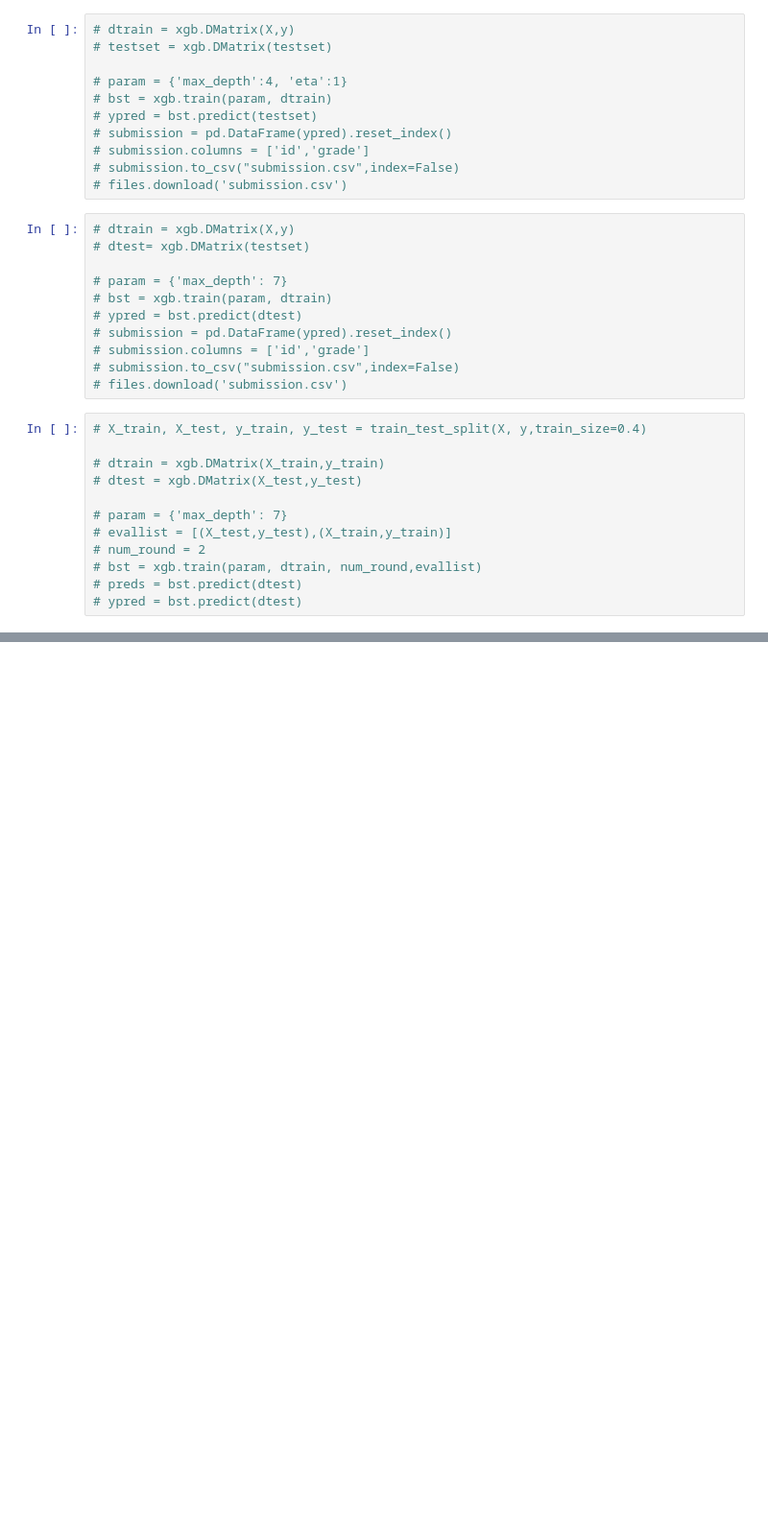
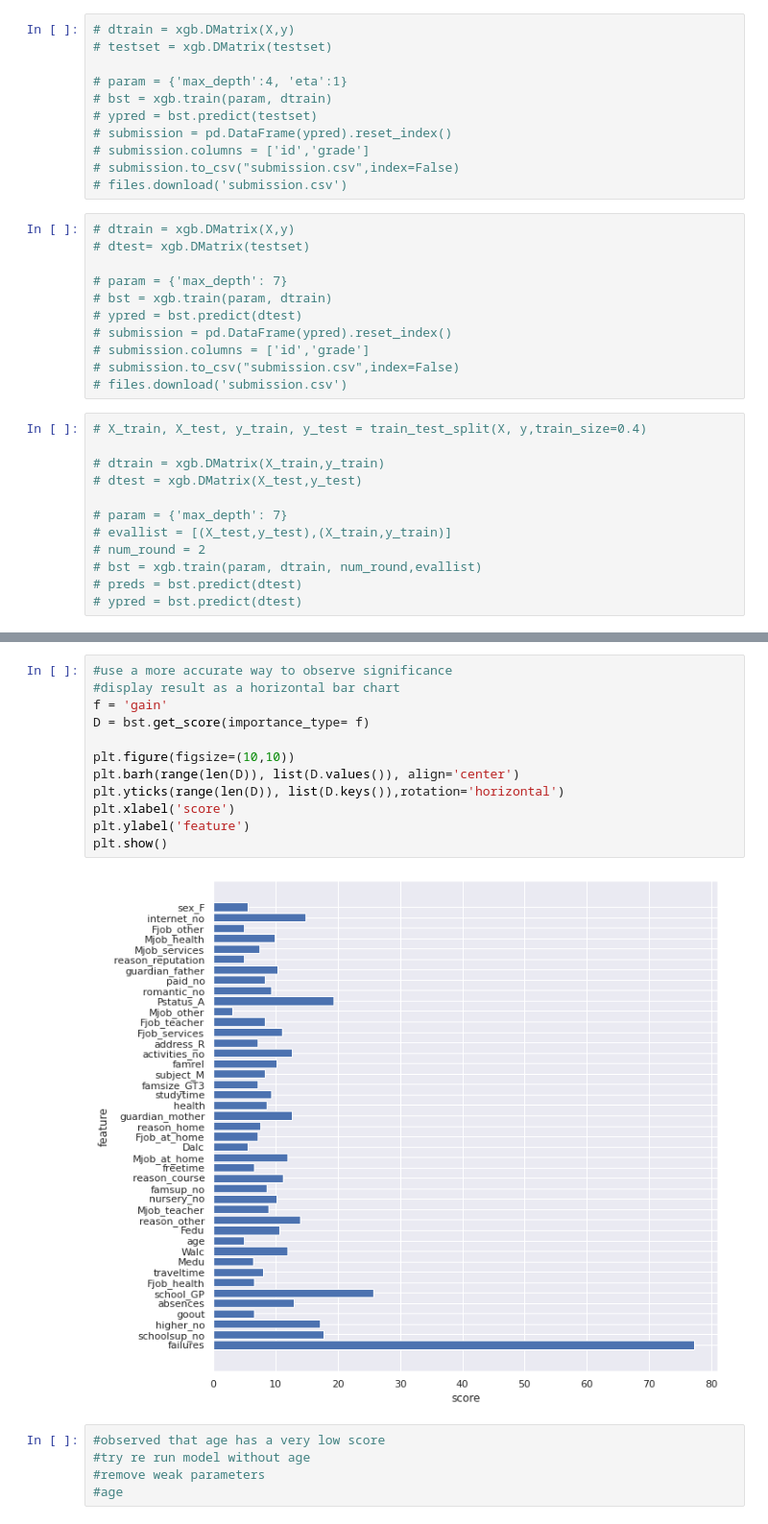
Before and after one commit to coffeeboost/SML-grade-predictor, a Jupyter notebook: CAIS_Kaggle.ipynb, the cells around one changed output, grey strips where cells are left out. Shown at 96% size. Cells and saved outputs as stored; diff of their text form; blank space fills up the shorter version.

```diff
--- a/CAIS_Kaggle.ipynb
+++ b/CAIS_Kaggle.ipynb
@@ -1864,0 +2051,19 @@ bst.save_model('0001.model')
+# %%
+#use a more accurate way to observe significance
+#display result as a horizontal bar chart
+f = 'gain'
+D = bst.get_score(importance_type= f)
+
+plt.figure(figsize=(10,10))
+plt.barh(range(len(D)), list(D.values()), align='center')
+plt.yticks(range(len(D)), list(D.keys()),rotation='horizontal')
+plt.xlabel('score')
+plt.ylabel('feature')
+plt.show()
+# %% [output]
+[figure, added]
+# %%
+#observed that age has a very low score
+#try re run model without age
+#remove weak parameters
+#age
```
Also changed, not shown: parts of 49 cells of this notebook.
